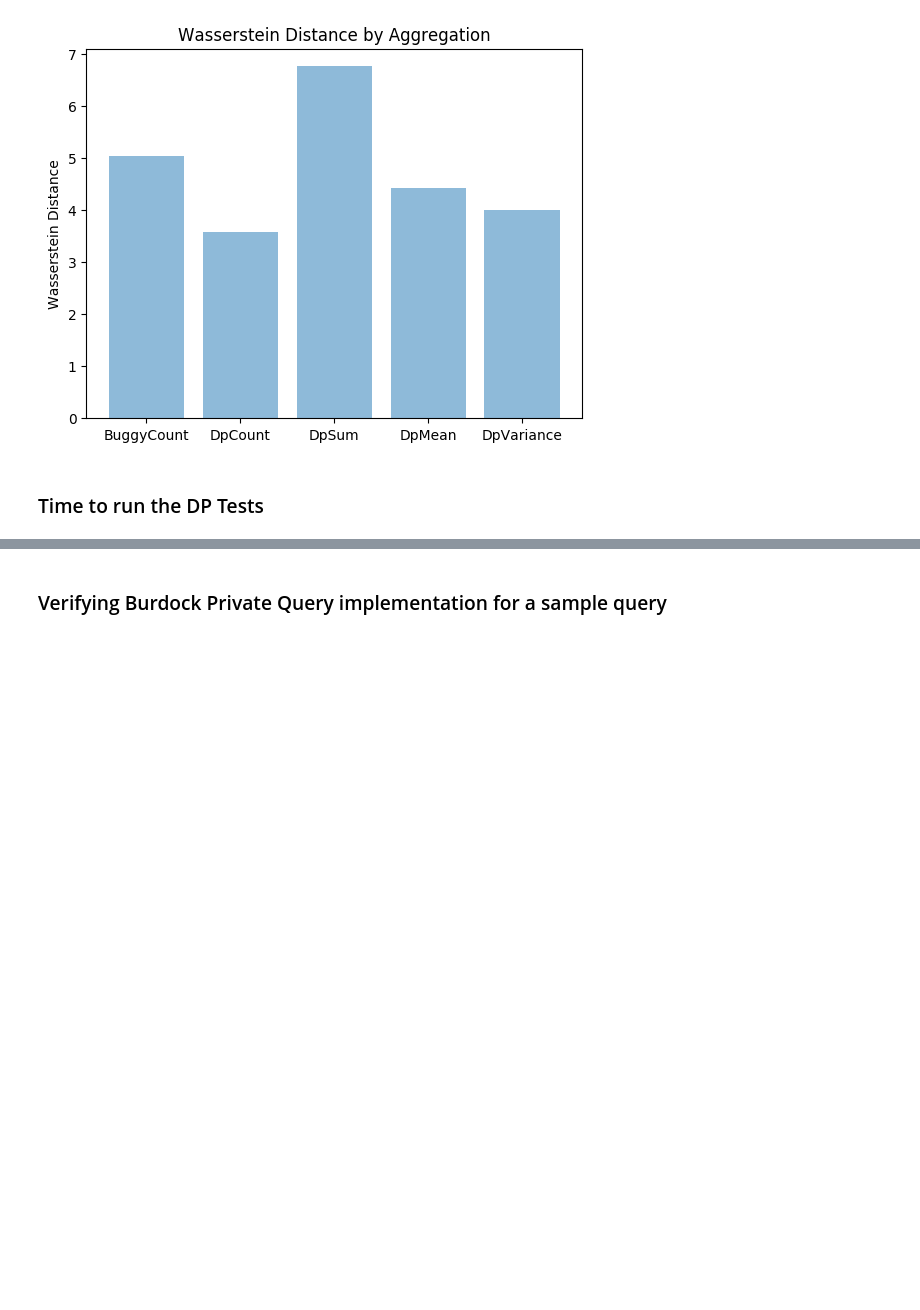
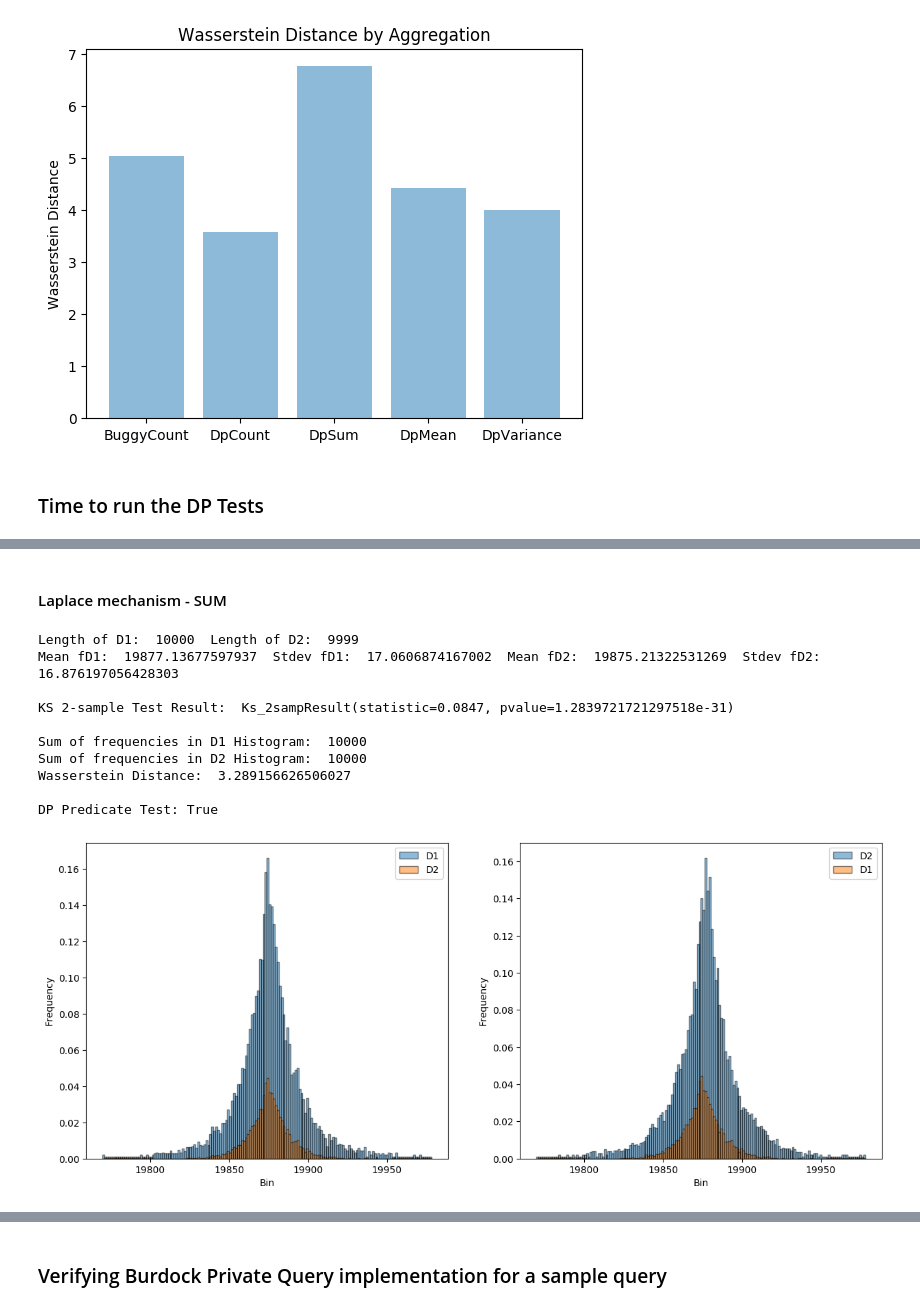
Before and after one commit to opendp/smartnoise-sdk, a Jupyter notebook: evaluation/Differential Privacy Verification.ipynb, the cells around one changed output, grey strips where cells are left out. Drawn from its saved outputs; the diff is of its cells as text; code cells hidden in the pictures; blank space fills up the shorter version.

```diff
--- a/evaluation/Differential Privacy Verification.ipynb
+++ b/evaluation/Differential Privacy Verification.ipynb
@@ -261,0 +280,16 @@ DP Predicate Test: False
+# %% [markdown]
+#### Laplace mechanism - SUM
+# %%
+dp_sum, ks_sum, ws_sum = dv.aggtest(ag.dp_mechanism_sum, 'Usage', binsize="auto", debug=False)
+# %% [output]
+Length of D1:  10000  Length of D2:  9999
+Mean fD1:  19877.13677597937  Stdev fD1:  17.0606874167002  Mean fD2:  19875.21322531269  Stdev fD2:  16.876197056428303
+
+KS 2-sample Test Result:  Ks_2sampResult(statistic=0.0847, pvalue=1.2839721721297518e-31)
+
+Sum of frequencies in D1 Histogram:  10000
+Sum of frequencies in D2 Histogram:  10000
+Wasserstein Distance:  3.289156626506027
+
+DP Predicate Test: True
+[figure, added]
```
Also changed, not shown: parts of 19 cells of this notebook, 4 other files.
